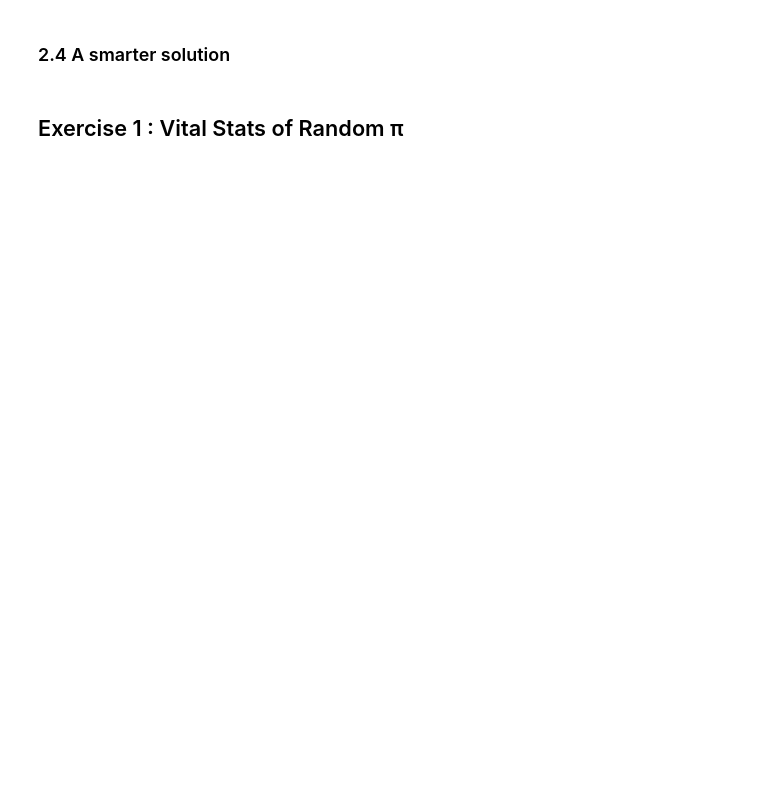
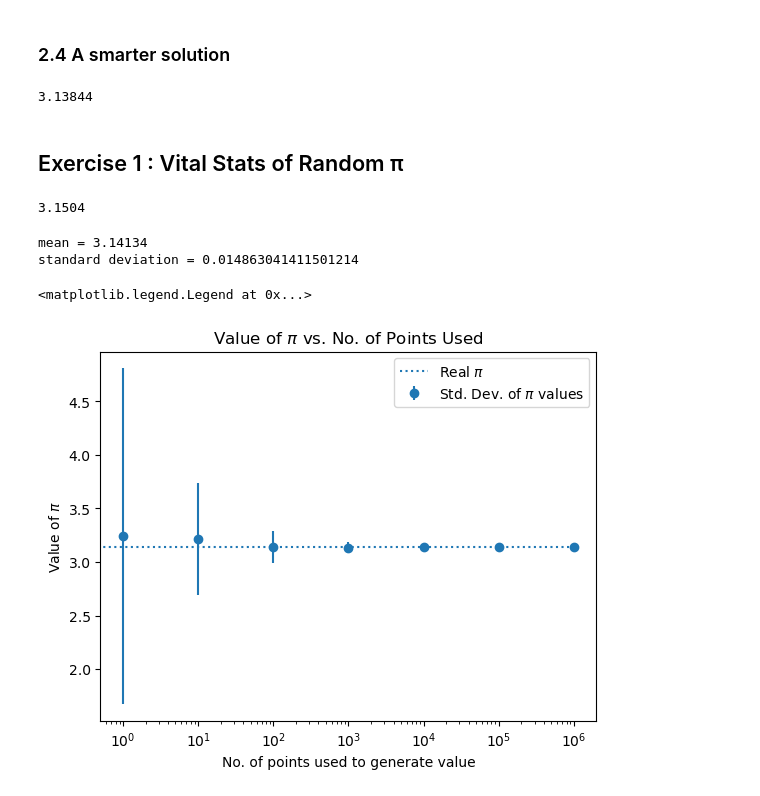
Before and after one commit to SPS-SP2273/learning-portfolio-Ting203, a Jupyter notebook: random numbers/random_numbers_(good).ipynb, the cells around one changed output. Saved outputs shown, nothing was run; the diff lists cells and outputs as text; code cells hidden in the pictures; blank space fills up the shorter version.

```diff
--- a/random numbers/random_numbers_(good).ipynb
+++ b/random numbers/random_numbers_(good).ipynb
@@ -54,12 +159,53 @@
 # %% [markdown]
 ### 2.4 A smarter solution
 # %%
+N_total=1_000_000
+x=rnd.rand(N_total)
+y=rnd.rand(N_total)
+N_green=np.sum((x**2+y**2) <= 1)
 
-# Your code here
+4 * (N_green / N_total)
+# %% [output]
+3.13844
 # %% [markdown]
 ## Exercise 1 :  Vital Stats of Random π
 # %%
-
-
-
-# Your solution here
+def estimate_pi(n):
+    x = rnd.rand(n)
+    y = rnd.rand(n)
+    n_green = np.sum((x**2 + y**2) <= 1)
+    return 4 * (n_green/n)
+# %%
+print(estimate_pi(10000))
+# %% [output]
+3.1504
+# %%
+total = [estimate_pi(10000) for _ in range(100)]
+print(f'mean = {np.mean(total)}')
+print(f'standard deviation = {np.std(total)}')
+# %% [output]
+mean = 3.14134
+standard deviation = 0.014863041411501214
+# %%
+x = [10**i for i in range(7)]
+all_mean = []
+all_std = []
+for j in [10**i for i in range(7)]:
+    total = [estimate_pi(j) for _ in range(100)]
+    mean = np.mean(total)
+    std = np.std(total)
+    all_mean.append(mean)
+    all_std.append(std)
+# %%
+# start plotting
+
+plt.errorbar(x, all_mean, yerr=all_std, fmt='o', label="Std. Dev. of $\pi$ values")
+plt.xscale('log')
+plt.xlabel('No. of points used to generate value')
+plt.ylabel('Value of $\pi$')
+plt.title('Value of $\pi$ vs. No. of Points Used')
+plt.hlines(np.pi, 0, 1000000, linestyles='dotted', label='Real $\pi$')
+plt.legend()
+# %% [output]
+<matplotlib.legend.Legend at 0x...>
+[figure, added]
```
Also changed, not shown: parts of 11 cells of this notebook, 1 other file.
